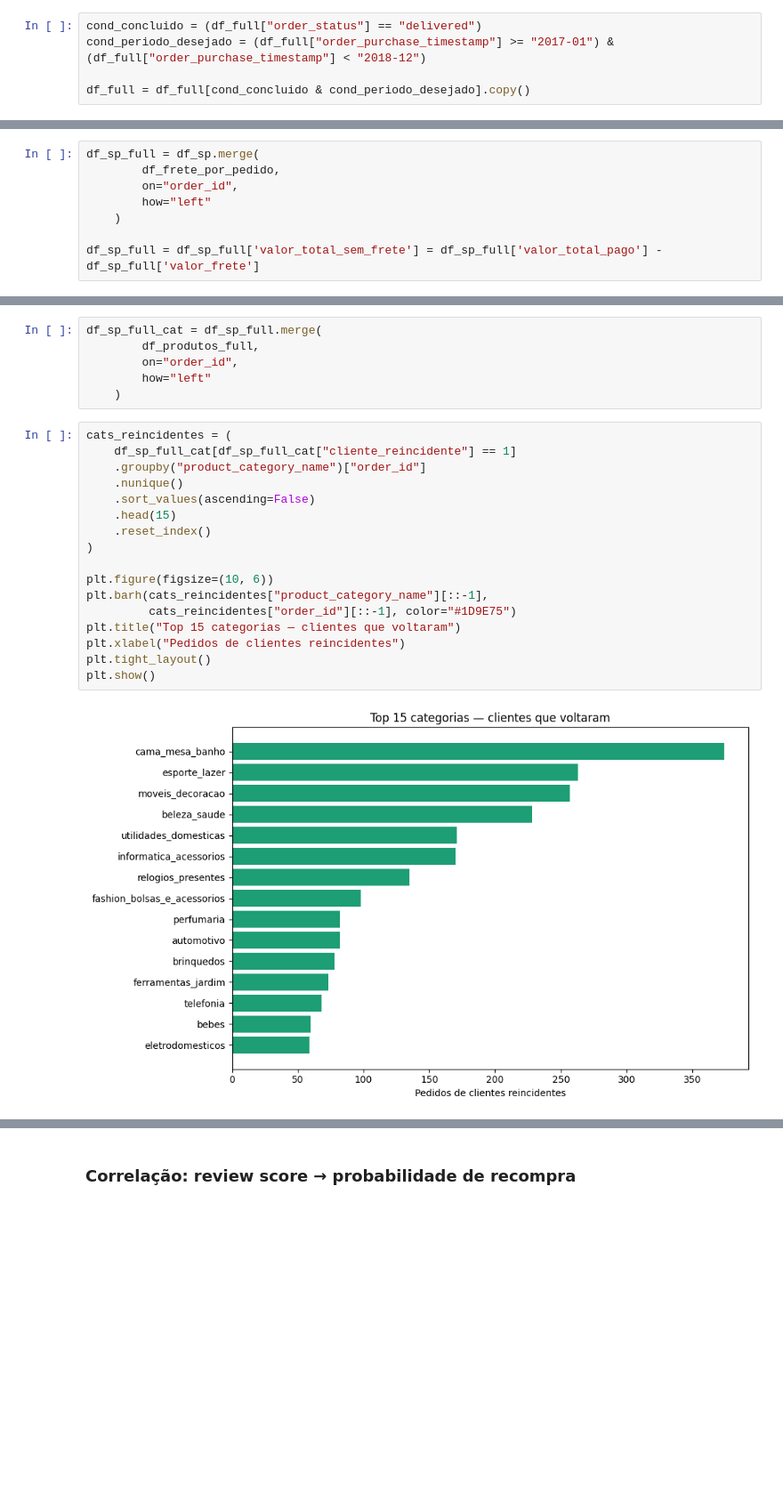
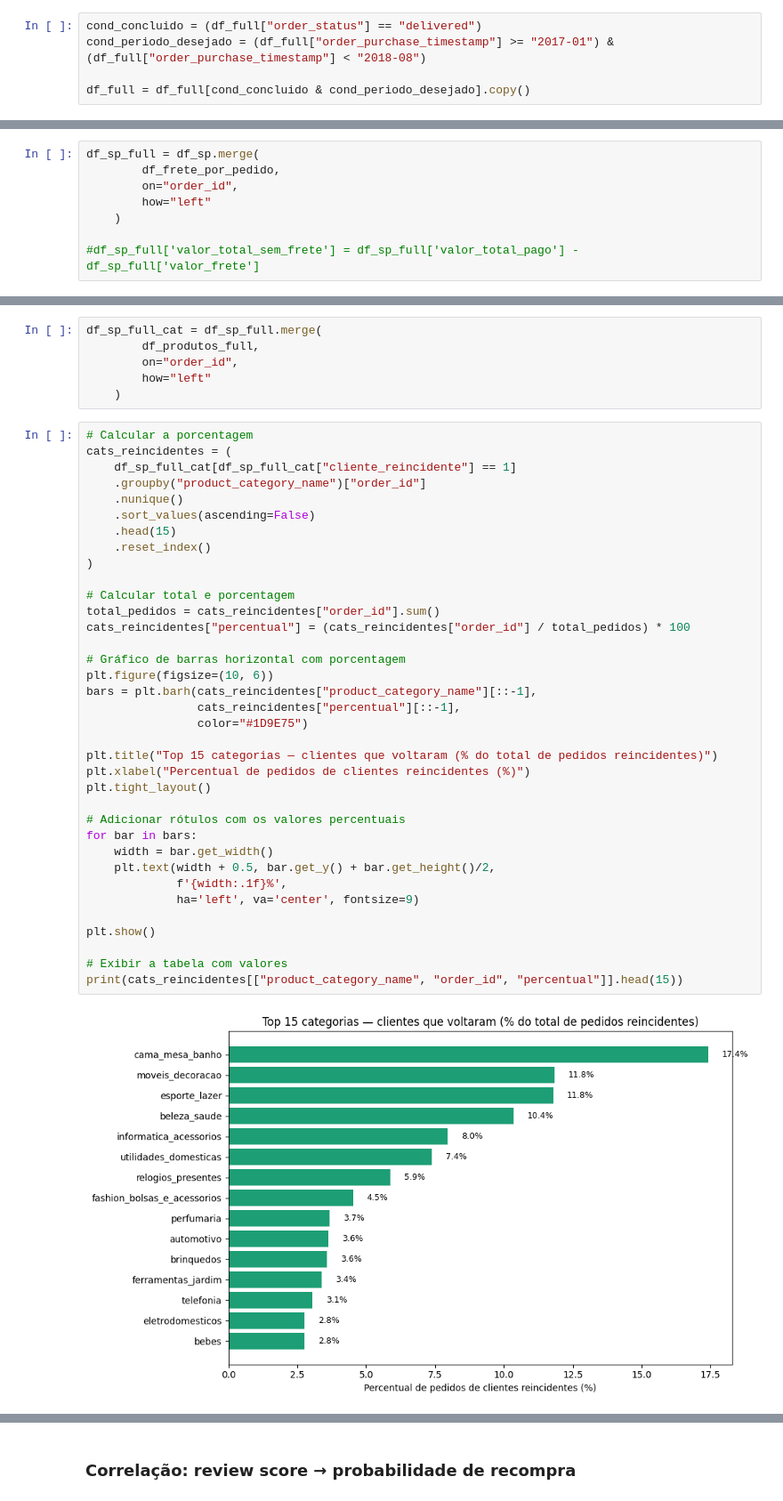
Before and after one commit to gabriel07099/TechChallenge_Fase1, a Jupyter notebook: Fase 1/Tech Challenge/tech_challenge.ipynb, the cells around one changed output, grey strips where cells are left out. Shown at 89% size. Saved outputs shown, nothing was run; the diff lists cells and outputs as text; blank space fills up the shorter version.

```diff
--- a/Fase 1/Tech Challenge/tech_challenge.ipynb
+++ b/Fase 1/Tech Challenge/tech_challenge.ipynb
@@ -330,7 +329,7 @@ df_full["cliente_reincidente"] = np.where(
 ## <h5 style="color: yellow;">Aplicando filtros a tabelona</h5>
 # %%
 cond_concluido = (df_full["order_status"] == "delivered")
-cond_periodo_desejado = (df_full["order_purchase_timestamp"] >= "2017-01") & (df_full["order_purchase_timestamp"] < "2018-12")
+cond_periodo_desejado = (df_full["order_purchase_timestamp"] >= "2017-01") & (df_full["order_purchase_timestamp"] < "2018-08")
 
 df_full = df_full[cond_concluido & cond_periodo_desejado].copy()
 # %% [markdown]
@@ -643,7 +730,7 @@ df_sp_full = df_sp.merge(
         how="left"
     )
 
-df_sp_full = df_sp_full['valor_total_sem_frete'] = df_sp_full['valor_total_pago'] - df_sp_full['valor_frete']
+#df_sp_full['valor_total_sem_frete'] = df_sp_full['valor_total_pago'] - df_sp_full['valor_frete']
 # %%
 resumo_frete_sp = df_sp_full.groupby("cliente_reincidente")[["valor_frete", "valor_total_pago"]].mean()
 
@@ -691,21 +778,40 @@ df_sp_full_cat = df_sp_full.merge(
         how="left"
     )
 # %%
+# Calcular a porcentagem
 cats_reincidentes = (
     df_sp_full_cat[df_sp_full_cat["cliente_reincidente"] == 1]
     .groupby("product_category_name")["order_id"]
     .nunique()
     .sort_values(ascending=False)
     .head(15)
     .reset_index()
 )
 
+# Calcular total e porcentagem
+total_pedidos = cats_reincidentes["order_id"].sum()
+cats_reincidentes["percentual"] = (cats_reincidentes["order_id"] / total_pedidos) * 100
+
+# Gráfico de barras horizontal com porcentagem
 plt.figure(figsize=(10, 6))
-plt.barh(cats_reincidentes["product_category_name"][::-1],
-         cats_reincidentes["order_id"][::-1], color="#1D9E75")
-plt.title("Top 15 categorias — clientes que voltaram")
-plt.xlabel("Pedidos de clientes reincidentes")
+bars = plt.barh(cats_reincidentes["product_category_name"][::-1],
+                cats_reincidentes["percentual"][::-1],
+                color="#1D9E75")
+
+plt.title("Top 15 categorias — clientes que voltaram (% do total de pedidos reincidentes)")
+plt.xlabel("Percentual de pedidos de clientes reincidentes (%)")
 plt.tight_layout()
+
+# Adicionar rótulos com os valores percentuais
+for bar in bars:
+    width = bar.get_width()
+    plt.text(width + 0.5, bar.get_y() + bar.get_height()/2,
+             f'{width:.1f}%',
+             ha='left', va='center', fontsize=9)
+
 plt.show()
+
+# Exibir a tabela com valores
+print(cats_reincidentes[["product_category_name", "order_id", "percentual"]].head(15))
 # %% [output]
-[figure, old version]
+[figure, new version]
```
Also changed, not shown: parts of 23 cells of this notebook.
